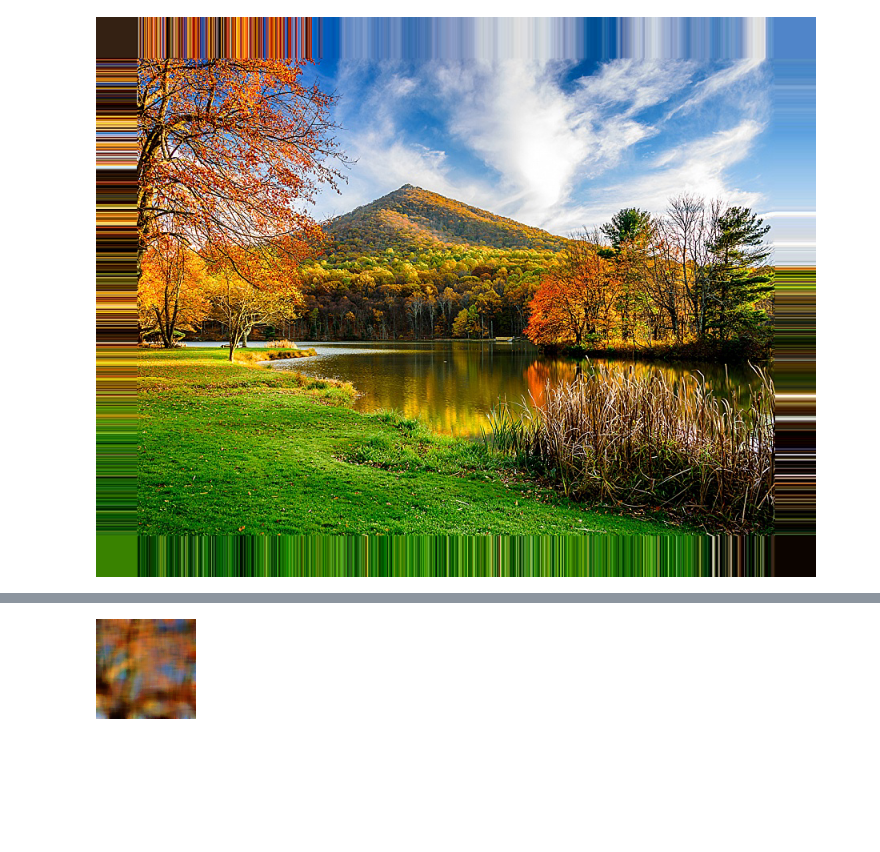
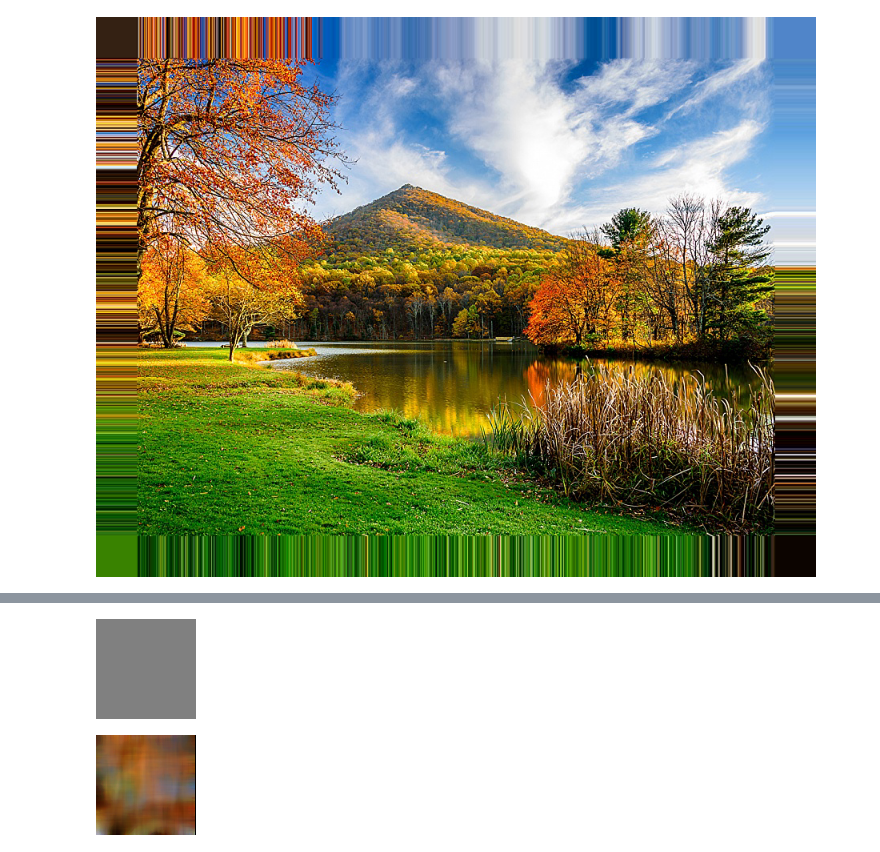
Before and after one commit to vanka857/CV, a Jupyter notebook: task 2/main.ipynb, the cells around one changed output, grey strips where cells are left out. Saved outputs shown, nothing was run; the diff lists cells and outputs as text; code cells hidden in the pictures; blank space fills up the shorter version.

Commit message:
huang complete

```diff
--- a/task 2/main.ipynb
+++ b/task 2/main.ipynb
@@ -148,11 +125,13 @@ def process_image(image_array, method, radius):
     speed = (time.time() - time_start) * 10e6 / (result_array.shape[0] * result_array.shape[1])
     return result_array, speed
 # %%
+from tqdm import tqdm
+
 def test_algos(image_array, blur_methods, method_names, radii):
     measurements = pd.DataFrame(columns=['method', 'sec_to_megapixel', 'radius'])
     images = []
 
-    for radius in radii:
+    for radius in tqdm(radii):
         reference_image, speed = process_image(image_array, cv.medianBlur, radius * 2 + 1)
         measurements = measurements.append({'method': 'cv', 'sec_to_megapixel': speed, 'radius': radius}, ignore_index=True)
         images.append(reference_image)
@@ -167,15 +146,17 @@ def test_algos(image_array, blur_methods, method_names, radii):
             measurements = measurements.append({'method': method_name, 'sec_to_megapixel': speed, 'radius': radius}, ignore_index=True)
             images.append(result_image)
 
+            print('R = {} | Method = {} | Speed = {} msec / megapixel'.format(radius, method_name, speed))
+
     return measurements, images
 # %%
 # radii = [1, 2, 3, 5, 8, 13, 21, 34, 55, 89, 144, 233, 377]
-radii = [1, 2, 3, 5, 8, 13]
+radii = [1, 2, 3, 5, 8, 13, 21] #, 34, 55, 89, 144]
 
-blur_methods = [median_blur_simple_sort]
-blur_methods_names = ['simple_sort']
+blur_methods = [median_blur_simple_sort, median_blur_huang]
+blur_methods_names = ['similar_sort', 'huang']
 
-image_array_for_test = image_array[:100, :100]
+image_array_for_test = image_array[:200, :200]
 # image_array_for_test = image_array
 
 measurements, proccessed_images = test_algos(image_array_for_test, blur_methods, blur_methods_names, radii)
@@ -182,7 +178,11 @@ measurements, proccessed_images = test_algos(image_array_for_test, blur_methods,
+# %%
+Image.fromarray(proccessed_images[1] - proccessed_images[0] + 128)
+# %% [output]
+[figure, added]
 # %%
-Image.fromarray(proccessed_images[7])
+Image.fromarray(proccessed_images[1])
 # %% [output]
-[figure, old version]
+[figure, new version]
 # %%
 measurements
 # %% [output]
```
Also changed, not shown: parts of 5 cells of this notebook.
